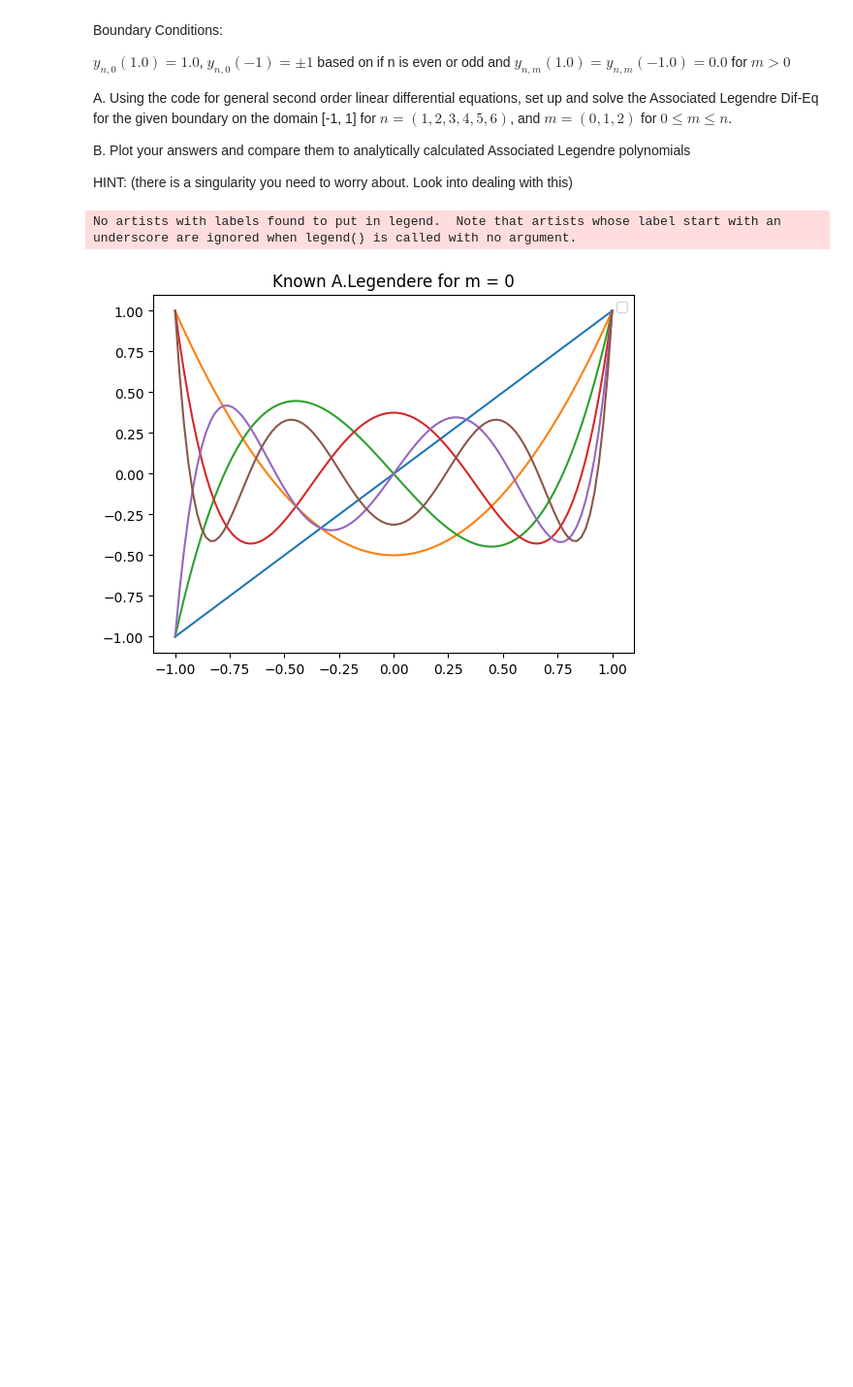
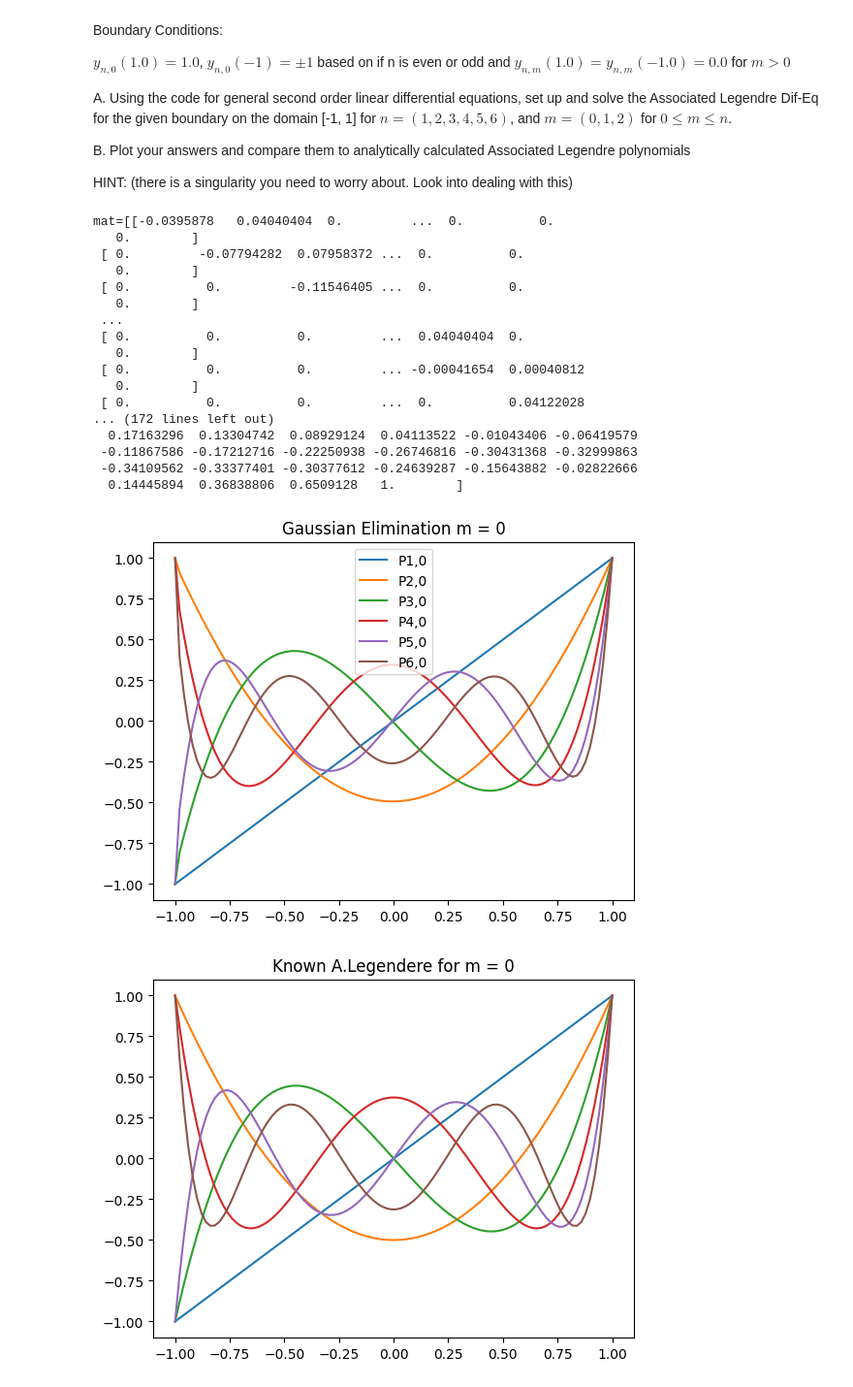
Before and after one commit to PeterK-UWP/Computational_Python, a Jupyter notebook: exams/prime_numbers.ipynb, the cells around one changed output. Shown at 97% size. Saved outputs shown, nothing was run; the diff lists cells and outputs as text; code cells hidden in the pictures; blank space fills up the shorter version.

```diff
--- a/exams/prime_numbers.ipynb
+++ b/exams/prime_numbers.ipynb
@@ -268,20 +298,21 @@ def back_substitution(triangular_matrix, fixed=None): # method to back sub not i
         for j in range(i+1, term):
             s += triangular_matrix[i][j] * x_val[j]
         s = triangular_matrix[i][term] - s
+
         s /= triangular_matrix[i][i]
         x_val[i] = s
 
         if fixed != None:
             for j in fixed:
                 if j == i:
-                    x_val[i] = fixed[i]
-    #print(x_val)
+                    x_val[i] = fixed[j]
+    print(f'x_vals{x_val}')
     return x_val
 
 
 def gaussian_elimination(matrix, vector, fixed=None):
     upper_echelon_matrix = echelon_triangularization(matrix, vector)
-    # print(f'mat={upper_echelon_matrix}')
+    print(f'mat={upper_echelon_matrix}')
     return back_substitution(upper_echelon_matrix, fixed) # fixed is not None
 
 
@@ -321,21 +352,26 @@ def associated_legendre(n, m):
 
     px = lambda x: 1 - x**2
     qx = lambda x: -2*x
-    rx = lambda x: (n*(n - 1) - m**2/(1 - x**2))
-
+    rx = lambda x: (n*(n + 1) - m**2/(1 - x**2))
     x_values, y_values = general_linear_solver(starting_bound, ending_bound, pts, px, qx, rx, bc)
     return x_values, y_values
 
 
 if __name__ == '__main__':
-    print(associated_legendre(1, 0))
-    x, y = associated_legendre(1, 0)
-    plt.plot(x, y, label='P00')
+    #gaussian test n values
+    n = [1, 2, 3, 4, 5, 6]
+    # plot known polynomials on domain: x = [-1, 1]
+    x_values = np.linspace(-1.0, 1.0, 100)
+
+    # gaussian
+    for i in n:
+        x, y = associated_legendre(i, 0)
+        plt.plot(x, y, label=f'P{i},{0}')
+    plt.title('Gaussian Elimination m = 0')
+    plt.legend()
     plt.show()
 
-    """
-    # plot known polynomials on domain: x = [-1, 1]
-    x_values = np.linspace(-1.0, 1.0, 100)
+    # known
     # m = 0
     P10 = []
     P20 = []
@@ -354,8 +390,18 @@ if __name__ == '__main__':
     for poly in y_values:
         plt.plot(x_values, poly)
     plt.title("Known A.Legendere for m = 0")
+    #plt.legend()
+    plt.show()
+
+    # gaussian
+    for i in n:
+        x, y = associated_legendre(i, 1)
+        plt.plot(x, y, label=f'P{i},{1}')
+    plt.title('Gaussian Elimination m = 1')
     plt.legend()
     plt.show()
+
+    # known
     # m = 1
     P11 = []
     P21 = []
@@ -369,34 +415,61 @@ if __name__ == '__main__':
         P31.append(1.5*(1-5*x**2)*(1-x**2)**0.5)
         P41.append(-2.5*(7*x**3 - 3*x)*(1-x**2)**0.5)
         P51.append(-1.875*(21*x**4-14*x**2+1)*(1-x**2)**0.5)
         P61.append(-2.625*(33*x**5 - 30*x**3 + 5*x)*(1-x**2)**0.5)
     y_values = [P11, P21, P31, P41, P51, P61]
     for poly in y_values:
         plt.plot(x_values, poly)
     plt.title("Known A.Legendere for m = 1")
+    #plt.legend()
+    plt.show()
+
+    m = [2, 3, 4, 5, 6]
+    # gaussian
+    for i in m:
+        x, y = associated_legendre(i, 2)
+        plt.plot(x, y, label=f'P{i},{2}')
+    plt.title('Gaussian Elimination m = 2')
     plt.legend()
     plt.show()
+
+    # known
     # m = 2
     #P12 = []
     P22 = []
     P32 = []
     P42 = []
     P52 = []
     P62 = []
     for x in x_values:
         #P21.append(0)
         P22.append(3*(1-x**2))
         P32.append(15*x*(1-x**2))
         P42.append(7.5*(7*x**2 - 1)*(1-x**2))
         P52.append(52.5*(3*x**3 - x)*(1-x**2))
         P62.append(13.125*(33*x**4 - 18*x**2 + 1)*(1-x**2))
     y_values = [P22, P32, P42, P52, P62]
     for poly in y_values:
         plt.plot(x_values, poly)
     plt.title("Known A.Legendere for m = 2")
-    plt.legend()
+    #plt.legend()
     plt.show()
-    """
 # %% [output]
-No artists with labels found to put in legend.  Note that artists whose label start with an underscore are ignored when legend() is called with no argument.
+mat=[[-0.0395878   0.04040404  0.         ...  0.          0.
+   0.        ]
+ [ 0.         -0.07794282  0.07958372 ...  0.          0.
+   0.        ]
+ [ 0.          0.         -0.11546405 ...  0.          0.
+   0.        ]
+ ...
+ [ 0.          0.          0.         ...  0.04040404  0.
+   0.        ]
+ [ 0.          0.          0.         ... -0.00041654  0.00040812
+   0.        ]
+ [ 0.          0.          0.         ...  0.          0.04122028
+... (172 lines left out)
+  0.17163296  0.13304742  0.08929124  0.04113522 -0.01043406 -0.06419579
+ -0.11867586 -0.17212716 -0.22250938 -0.26746816 -0.30431368 -0.32999863
+ -0.34109562 -0.33377401 -0.30377612 -0.24639287 -0.15643882 -0.02822666
+  0.14445894  0.36838806  0.6509128   1.        ]
-[figure, old version]
+[figure, new version]
+[figure, new version]
```
Also changed, not shown: parts of 3 cells of this notebook, 3 other files.
